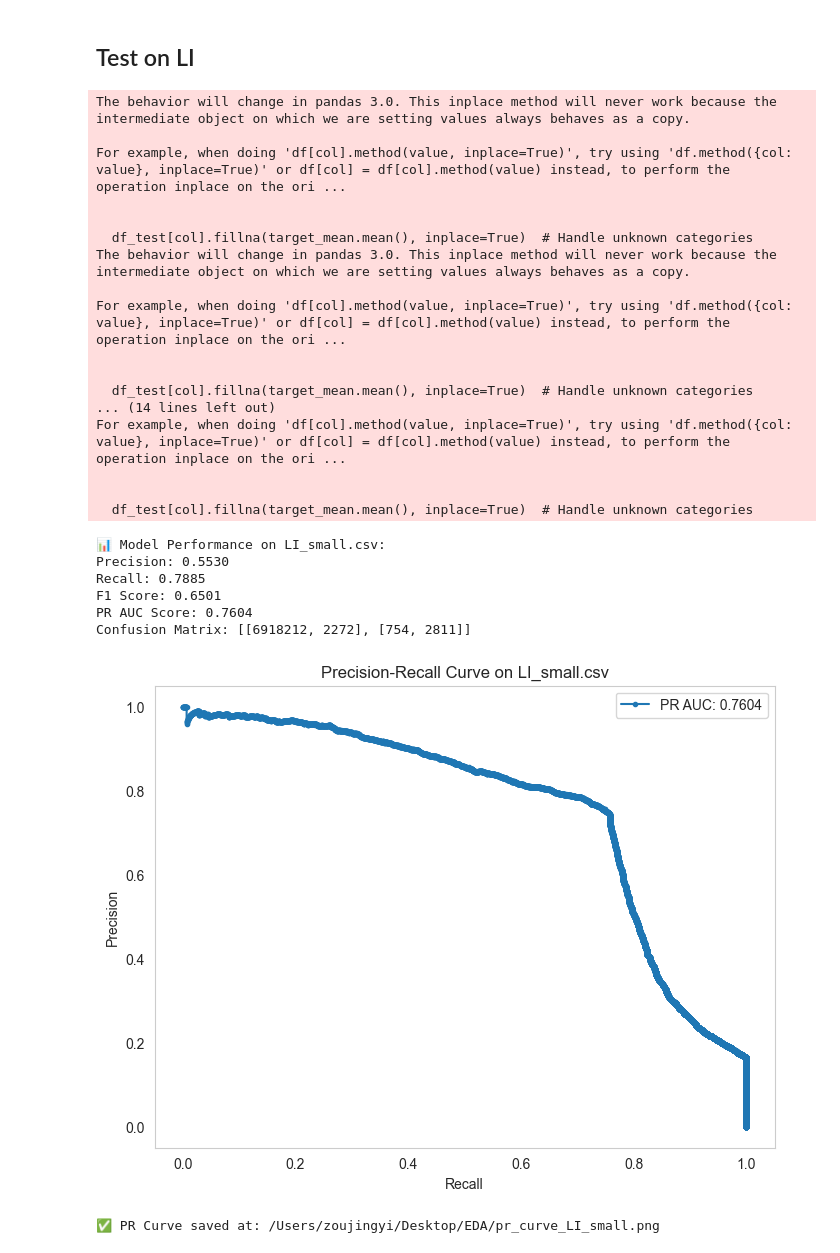
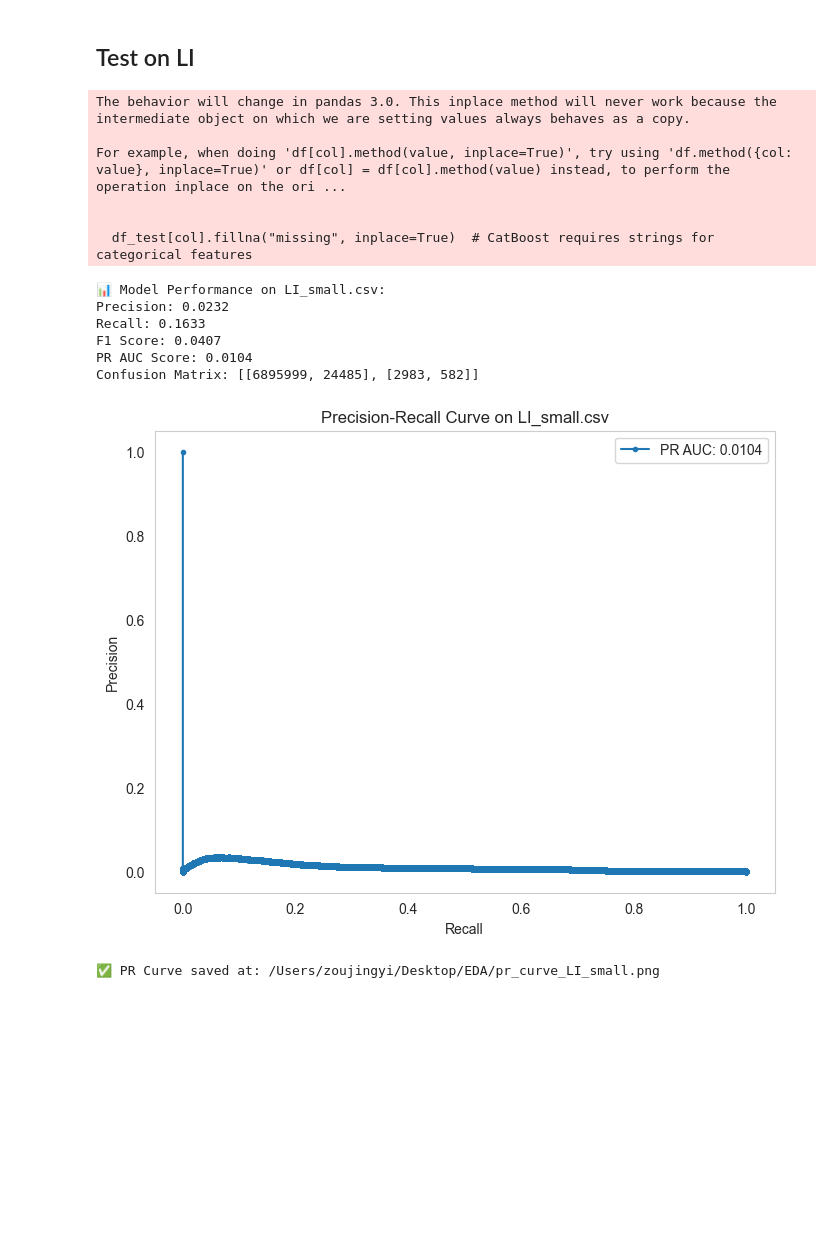
Before and after one commit to engie4800/dsi-capstone-spring-2025-TD-anti-money-laundering, a Jupyter notebook: Code/notebooks/Zoe/CatBoost.ipynb, the cells around one changed output. Drawn from its saved outputs; the diff is of its cells as text; code cells hidden in the pictures; blank space fills up the shorter version.

```diff
--- a/Code/notebooks/Zoe/CatBoost.ipynb
+++ b/Code/notebooks/Zoe/CatBoost.ipynb
@@ -282,52 +278,52 @@ import json
 import matplotlib.pyplot as plt
 from datetime import datetime
 from sklearn.metrics import confusion_matrix, f1_score, recall_score, precision_score, precision_recall_curve, auc
-from catboost import CatBoostClassifier
+from catboost import CatBoostClassifier, Pool
 
-# Load the trained model
+# ✅ Load the trained model
 model_path = "/Users/zoujingyi/Desktop/EDA/catboost_model.pkl"
 model = pickle.load(open(model_path, 'rb'))
 
-# Load the new dataset (LI_small.csv)
+# ✅ Load the test dataset
 test_file_path = "/Users/zoujingyi/Desktop/EDA/LI-Small_Trans.csv"
 df_test = pd.read_csv(test_file_path)
 
-# Convert Timestamp to Day of Week
-df_test['Timestamp'] = pd.to_datetime(df_test['Timestamp'], errors='coerce')
-df_test['DayOfWeek'] = df_test['Timestamp'].dt.dayofweek  # Monday=0, Sunday=6
-df_test.drop(columns=['Timestamp'], inplace=True)  # Remove original Timestamp
+# ✅ Convert Timestamp to Day of Week
+if 'Timestamp' in df_test.columns:
+    df_test['Timestamp'] = pd.to_datetime(df_test['Timestamp'], errors='coerce')
+    df_test['DayOfWeek'] = df_test['Timestamp'].dt.dayofweek  # Monday=0, Sunday=6
+    df_test.drop(columns=['Timestamp'], inplace=True)
 
-# Identify Categorical Features
+# ✅ Identify categorical features
 cat_feat = [col for col in df_test.columns if df_test[col].dtype == 'O']  # Object (categorical) columns
 
-# Fill Missing Values
-df_test.fillna(-999, inplace=True)  # Replace NaNs with a placeholder
+# ✅ Fill missing values
+for col in cat_feat:
+    df_test[col].fillna("missing", inplace=True)  # CatBoost requires strings for categorical features
+df_test.fillna(-999, inplace=True)  # Numerical missing values
 
-# Apply Target Encoding (use training mean encoding from model training)
-for col in cat_feat:
-    target_mean = df_test.groupby(col)['Is Laundering'].mean()
-    df_test[col] = df_test[col].map(target_mean)
-    df_test[col].fillna(target_mean.mean(), inplace=True)  # Handle unknown categories
-
-# Define Features & Target
+# ✅ Define Features & Target
 X_test = df_test.drop(columns=['Is Laundering'])  # Adjust target column name if needed
 y_test = df_test['Is Laundering']
 
-# Predict using the trained model
-y_pred_cat = model.predict(X_test)
-y_pred_prob = model.predict_proba(X_test)[:, 1]  # Get probabilities for PR AUC
+# ✅ Create CatBoost Pool (handles categorical features automatically)
+test_pool = Pool(X_test, cat_features=cat_feat)
 
-# Compute Model Performance Metrics
+# ✅ Make Predictions
+y_pred_cat = model.predict(test_pool)
+y_pred_prob = model.predict_proba(test_pool)[:, 1]  # Get probabilities for PR AUC
+
+# ✅ Compute Model Performance Metrics
 conf_matrix = confusion_matrix(y_test, y_pred_cat).tolist()
 precision = precision_score(y_test, y_pred_cat)
 recall = recall_score(y_test, y_pred_cat)
 f1 = f1_score(y_test, y_pred_cat)
 
-# Compute PR AUC Score
+# ✅ Compute PR AUC Score
 precision_vals, recall_vals, _ = precision_recall_curve(y_test, y_pred_prob)
 pr_auc = auc(recall_vals, precision_vals)
 
-# Save Performance Metrics
+# ✅ Save Performance Metrics
 metric_file_path = "/Users/zoujingyi/Desktop/EDA/performance_LI_small.json"
 
 model_metric = {
@@ -341,51 +337,40 @@ model_metric = {
 
 with open(metric_file_path, "w") as f:
     json.dump(model_metric, f, indent=4)
 
-# Print Model Metrics
+# ✅ Print Model Metrics
 print("📊 Model Performance on LI_small.csv:")
 print(f"Precision: {precision:.4f}")
 print(f"Recall: {recall:.4f}")
 print(f"F1 Score: {f1:.4f}")
 print(f"PR AUC Score: {pr_auc:.4f}")
 print("Confusion Matrix:", conf_matrix)
 
-# Plot & Save Precision-Recall Curve
+# ✅ Plot & Save Precision-Recall Curve
 plt.figure(figsize=(8, 6))
 plt.plot(recall_vals, precision_vals, marker='.', label=f'PR AUC: {pr_auc:.4f}')
 plt.xlabel('Recall')
 plt.ylabel('Precision')
 plt.title('Precision-Recall Curve on LI_small.csv')
 plt.legend()
 plt.grid()
 pr_curve_path = "/Users/zoujingyi/Desktop/EDA/pr_curve_LI_small.png"
 plt.savefig(pr_curve_path)  # Save PR Curve
 plt.show()
 
 print(f"✅ PR Curve saved at: {pr_curve_path}")
 # %% [output]
 The behavior will change in pandas 3.0. This inplace method will never work because the intermediate object on which we are setting values always behaves as a copy.
 
 For example, when doing 'df[col].method(value, inplace=True)', try using 'df.method({col: value}, inplace=True)' or df[col] = df[col].method(value) instead, to perform the operation inplace on the ori ...
 
 
-  df_test[col].fillna(target_mean.mean(), inplace=True)  # Handle unknown categories
-The behavior will change in pandas 3.0. This inplace method will never work because the intermediate object on which we are setting values always behaves as a copy.
-
-For example, when doing 'df[col].method(value, inplace=True)', try using 'df.method({col: value}, inplace=True)' or df[col] = df[col].method(value) instead, to perform the operation inplace on the ori ...
-
-
-  df_test[col].fillna(target_mean.mean(), inplace=True)  # Handle unknown categories
-... (14 lines left out)
-For example, when doing 'df[col].method(value, inplace=True)', try using 'df.method({col: value}, inplace=True)' or df[col] = df[col].method(value) instead, to perform the operation inplace on the ori ...
-
-
-  df_test[col].fillna(target_mean.mean(), inplace=True)  # Handle unknown categories
+  df_test[col].fillna("missing", inplace=True)  # CatBoost requires strings for categorical features
 📊 Model Performance on LI_small.csv:
-Precision: 0.5530
-Recall: 0.7885
-F1 Score: 0.6501
-PR AUC Score: 0.7604
-Confusion Matrix: [[6918212, 2272], [754, 2811]]
+Precision: 0.0232
+Recall: 0.1633
+F1 Score: 0.0407
+PR AUC Score: 0.0104
+Confusion Matrix: [[6895999, 24485], [2983, 582]]
-[figure, old version]
+[figure, new version]
 ✅ PR Curve saved at: /Users/zoujingyi/Desktop/EDA/pr_curve_LI_small.png
```
Also changed, not shown: parts of 3 cells of this notebook, 2 other files.
